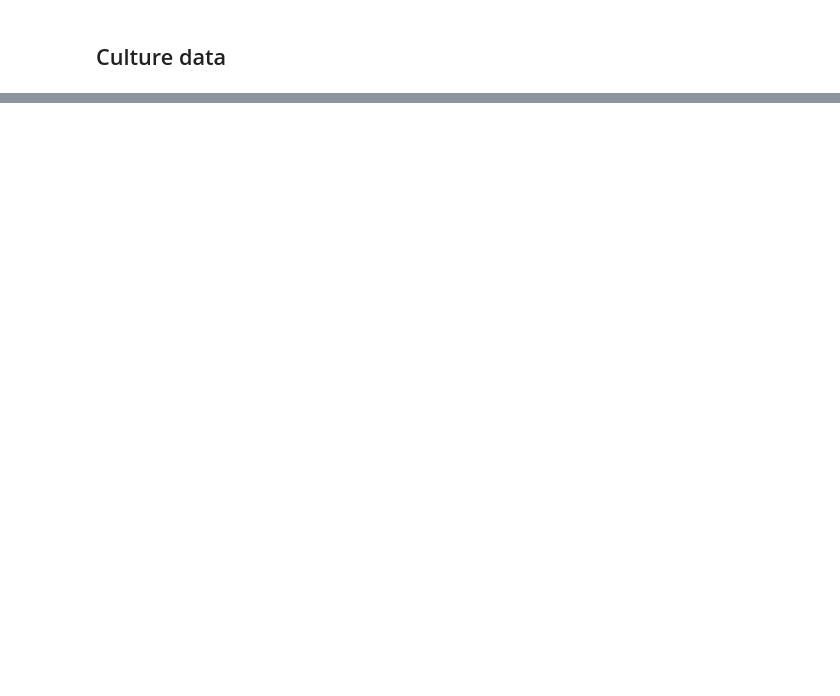
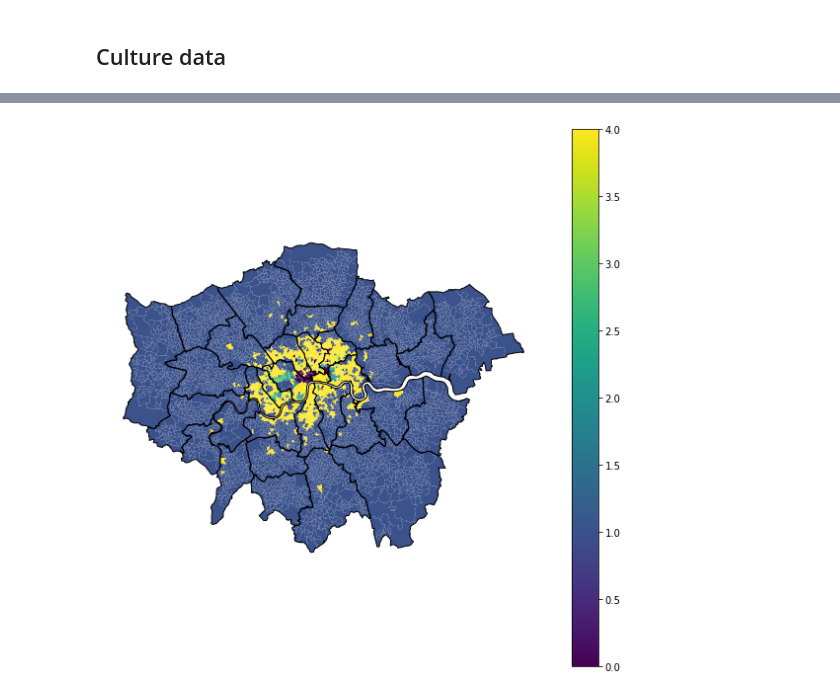
Before and after one commit to ZacharyP-E/are-you-gitting-me, a Jupyter notebook: analysis_with_hotels.ipynb, the cells around one changed output, grey strips where cells are left out. Cells and saved outputs as stored; diff of their text form; code cells hidden in the pictures; blank space fills up the shorter version.

```diff
--- a/analysis_with_hotels.ipynb
+++ b/analysis_with_hotels.ipynb
@@ -58,0 +196,15 @@ plt.show()
+# %%
+data = data_standardised.assign(cluster_id = clustering_ids_kmeans)
+# %%
+fig, ax = plt.subplots(1, figsize=(10,10))
+
+data.plot(column = "cluster_id", ax=ax, legend=True, k=5)
+la.plot(color="none", edgecolor="black", linewidth=1, ax=ax)
+
+plt.axis("off")
+
+
+plt.savefig("figures/clusters_map.png", dpi=300, facecolor="white", bbox_inches="tight")
+plt.show()
+# %% [output]
+[figure, added]
```
Also changed, not shown: parts of 36 cells of this notebook.
